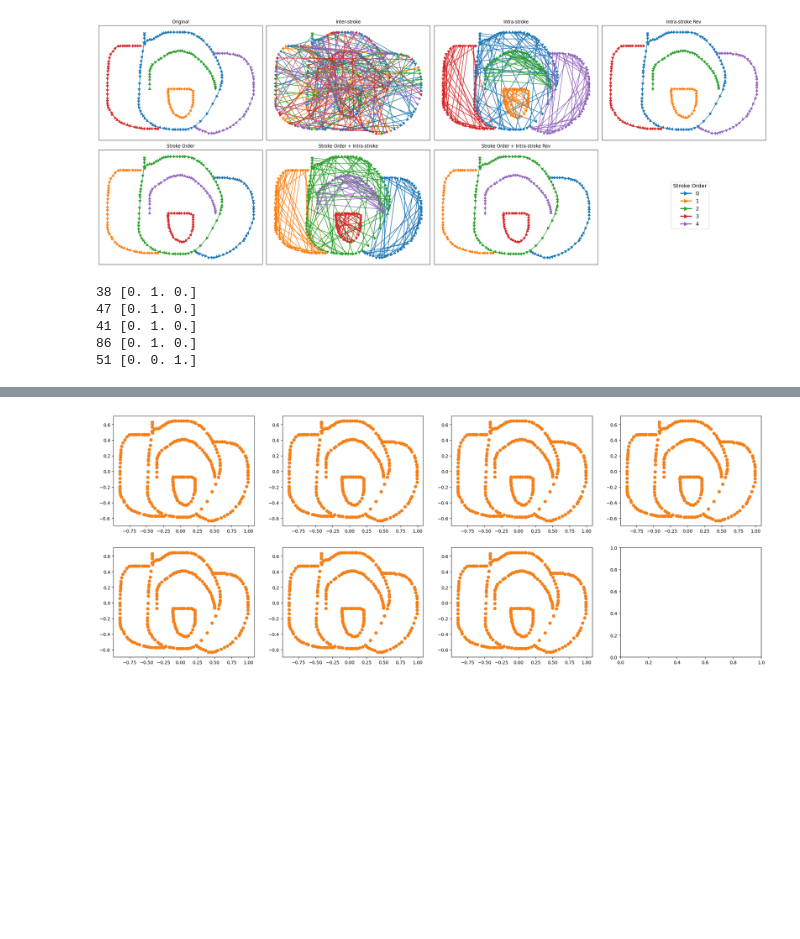
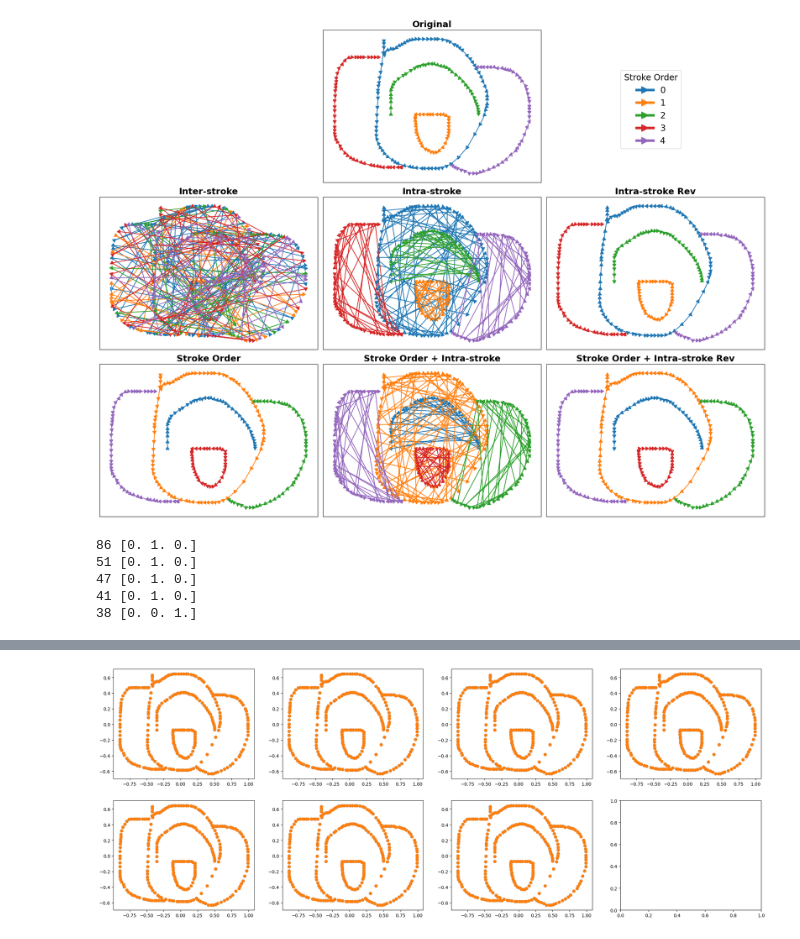
Before and after one commit to MarceloMoraesJr/Sketch-Temporality, a Jupyter notebook: notebooks/sketch_permutations.ipynb, the cells around one changed output, grey strips where cells are left out. Cells and saved outputs as stored; diff of their text form; code cells hidden in the pictures; blank space fills up the shorter version.

```diff
--- a/notebooks/sketch_permutations.ipynb
+++ b/notebooks/sketch_permutations.ipynb
@@ -53,7 +53,7 @@ pos = dataset[67]['pos_absolute']
 labels = dataset[67]['label']
 strokes = dataset[67]['stroke_id']
 
-fig, axis = plt.subplots(2, 4, figsize=(6.4 * 4,  2 * 4.8))
+fig, axis = plt.subplots(3, 3, figsize=(6.4 * 3,  3 * 4.8))
 
 prop_cycle = plt.rcParams['axes.prop_cycle']
 default_colors = prop_cycle.by_key()['color']
@@ -61,64 +61,66 @@ default_colors = prop_cycle.by_key()['color']
 
 axis = axis.flatten()
 
-axis[0].set_title("Original")
-draw_sketch(pos, strokes, axis[0])
+axis[1].set_title("Original", fontweight="bold", size=18)
+draw_sketch(pos, strokes, axis[1])
 
 
-axis[1].set_title("Inter-stroke")
+axis[3].set_title("Inter-stroke", fontweight="bold", size=18)
 inter_stroke_pos = pos[torch.randperm(pos.shape[0])]
-draw_sketch(inter_stroke_pos, strokes, axis[1])
+draw_sketch(inter_stroke_pos, strokes, axis[3])
 
 intra_stroke_pos = pos.copy()
 for stroke in np.unique(strokes):
     intra_stroke_pos[stroke == strokes] = pos[stroke == strokes][torch.randperm((stroke == strokes).sum())]
 
-axis[2].set_title("Intra-stroke")
-draw_sketch(intra_stroke_pos, strokes, axis[2])
+axis[4].set_title("Intra-stroke", fontweight="bold", size=18)
+draw_sketch(intra_stroke_pos, strokes, axis[4])
 
 unique_groups = np.unique(strokes)
 permuted_strokes = unique_groups[torch.randperm(len(unique_groups))]
 mapping = {old.item(): new.item() for old, new in zip(unique_groups, permuted_strokes)}
 permuted_strokes = torch.tensor([mapping[g.item()] for g in strokes])
 original_index = torch.arange(len(permuted_strokes))
 composite_index = permuted_strokes * len(permuted_strokes) + original_index
 
 
 sort_idx = torch.argsort(composite_index)
 permuted_strokes = permuted_strokes[sort_idx]
 
-axis[3].set_title("Intra-stroke Rev")
+axis[5].set_title("Intra-stroke Rev", fontweight="bold", size=18)
 rev_pos = pos.copy()
 for stroke in np.unique(strokes)[torch.randperm(len(unique_groups))[:len(unique_groups)//2 + 1]]:
     rev_pos[stroke == strokes] = pos[stroke == strokes][::-1]
-draw_sketch(rev_pos, strokes, axis[3])
+draw_sketch(rev_pos, strokes, axis[5])
 
-axis[4].set_title("Stroke Order")
-draw_sketch(pos[sort_idx], permuted_strokes, axis[4])
+axis[6].set_title("Stroke Order", fontweight="bold", size=18)
+draw_sketch(pos[sort_idx], permuted_strokes, axis[6])
 
 
 
-axis[5].set_title("Stroke Order + Intra-stroke")
-draw_sketch(intra_stroke_pos[sort_idx], permuted_strokes, axis[5])
+axis[7].set_title("Stroke Order + Intra-stroke", fontweight="bold", size=18)
+draw_sketch(intra_stroke_pos[sort_idx], permuted_strokes, axis[7])
 
-axis[6].set_title("Stroke Order + Intra-stroke Rev")
-draw_sketch(rev_pos[sort_idx], permuted_strokes, axis[6])
+axis[8].set_title("Stroke Order + Intra-stroke Rev", fontweight="bold", size=18)
+draw_sketch(rev_pos[sort_idx], permuted_strokes, axis[8])
 
-axis[7].axis("off")
+axis[0].axis("off")
+axis[2].axis("off")
 #fig.suptitle("Sketch Order Peturbations")
 ax = plt.gca()
 for i in range(len(axis)):
     axis[i].set_xticks([])
     axis[i].set_yticks([])
 
 
 for stroke in np.unique(strokes):
-    ax.plot([], [], marker=">", markersize=10, linewidth=3, color=default_colors[stroke], label=int(stroke))
+    ax.plot([], [], marker=">", markersize=15, linewidth=5, color=default_colors[stroke], label=int(stroke))
 handles, labels = ax.get_legend_handles_labels()
-fig.legend( handles, labels, title="Stroke Order", loc='center left', ncol=1, bbox_to_anchor=(0.85, 0.25), fontsize='x-large', title_fontsize='x-large')
+fig.legend( handles, labels, title="Stroke Order", loc='upper right', ncol=1, bbox_to_anchor=(0.875, 0.9), fontsize='xx-large', title_fontsize='xx-large')
 plt.tight_layout()
+fig.savefig("../perturbations.svg")
 # %% [output]
-[figure, old version]
+[figure, new version]
 # %%
 strokes = dataset[67]['stroke_id']
 pen_state = dataset[67]['pen_state']
@@ -142,11 +144,11 @@ pen_state[-1] = [0., 0., 1.]
 for stroke, stroke_len in zip(*np.unique(strokes, return_counts=True)):
     print(stroke_len, pen_state[stroke == strokes][-1, :])
 # %% [output]
-38 [0. 1. 0.]
+86 [0. 1. 0.]
+51 [0. 1. 0.]
 47 [0. 1. 0.]
 41 [0. 1. 0.]
-86 [0. 1. 0.]
-51 [0. 0. 1.]
+38 [0. 0. 1.]
 # %%
 from src.data import SPGDataset, Perturbations
 
```
Also changed, not shown: parts of 1 cell of this notebook, 7 other files.
